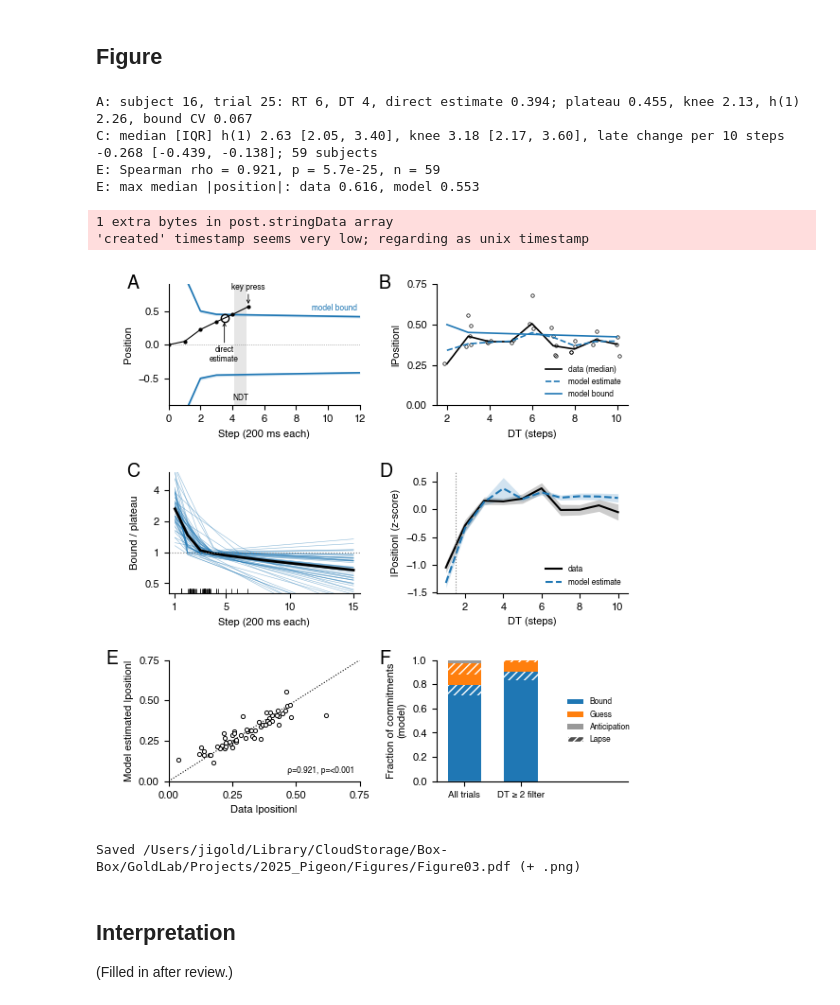
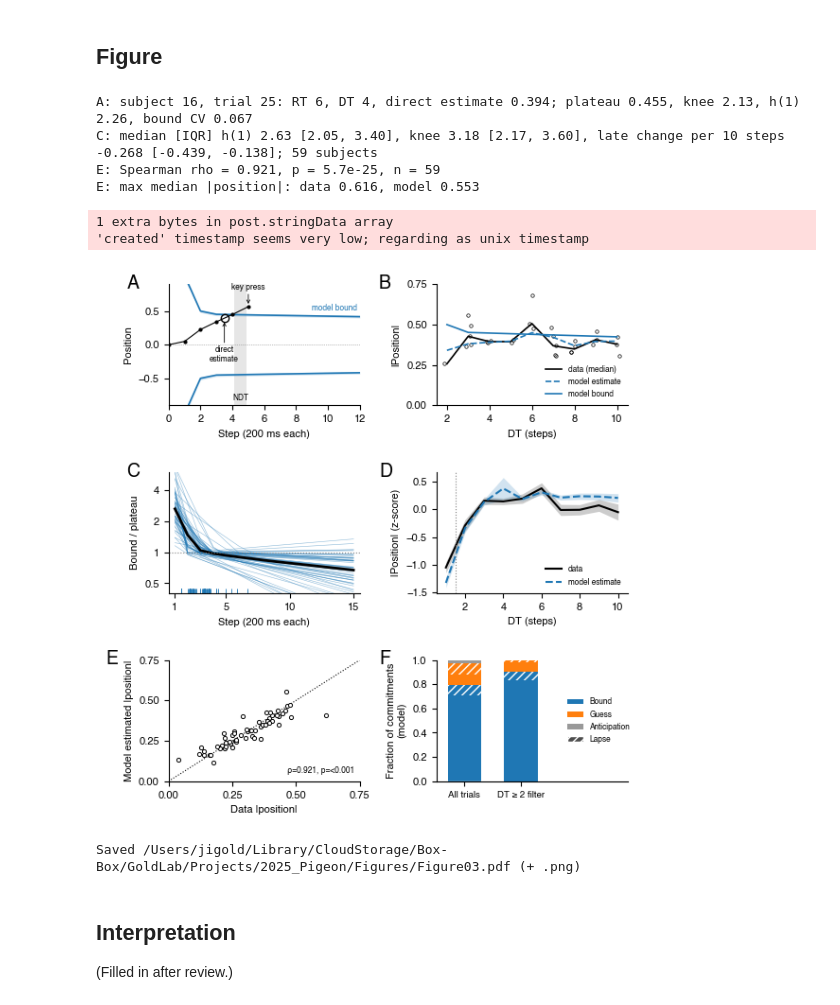
Before and after one commit to TheGoldLab/ms_2026_kalburge_etal_elife, a Jupyter notebook: notebooks/Figure03_boundSummary.ipynb, the cells around one changed output. Saved outputs shown, nothing was run; the diff lists cells and outputs as text; code cells hidden in the pictures.

Commit message:
Figure03: blue knee ticks (C)
Co-Authored-By: Claude Opus 5.5 <noreply@anthropic.com>

```diff
--- a/notebooks/Figure03_boundSummary.ipynb
+++ b/notebooks/Figure03_boundSummary.ipynb
@@ -249,7 +249,7 @@ shapes = np.exp(get_log_h(fits_b, shape_steps))
 ax_C.plot(shape_steps, shapes.T, color=MODEL, lw=0.4, alpha=0.5)
 ax_C.plot(shape_steps, np.median(shapes, axis=0), 'k-', lw=2)
 ax_C.axhline(1, color='0.5', ls=':', lw=0.8)
-ax_C.plot(fits_b.knee, np.full(len(fits_b), 0.42), '|', color='k', ms=4, mew=0.5)   # knee rug
+ax_C.plot(fits_b.knee, np.full(len(fits_b), 0.42), '|', color=MODEL, ms=4, mew=0.6)   # knee rug
 ax_C.set_yscale('log')
 ax_C.set_ylim(0.4, 6)
 ax_C.set_yticks([0.5, 1, 2, 4])
@@ -301,34 +301,34 @@ for xi, (label, s) in enumerate(src.items()):
         ax_F.bar(xi, h, bottom=bottom, color=SRC_COLORS[k], width=0.6, lw=0)
         hl = h * s.loc[k, 'of which lapse']
         ax_F.bar(xi, hl, bottom=bottom + h - hl, color='none', edgecolor='w', hatch='////', width=0.6, lw=0)
         bottom += h
 for k in SOURCES:
     ax_F.bar(0, 0, color=SRC_COLORS[k], label=k.capitalize())
 ax_F.bar(0, 0, color='0.3', edgecolor='w', hatch='////', label='Lapse')
 ax_F.set_xticks([0, 1])
 ax_F.set_xticklabels(list(src), fontsize=7)
 ax_F.set_xlim(-0.5, 2.9)
 ax_F.set_ylim(0, 1)
 ax_F.set_ylabel('Fraction of commitments\n(model)')
 ax_F.legend(fontsize=6, frameon=False, loc='center right', bbox_to_anchor=(1.05, 0.5))
 
 for ax, label in zip((ax_A, ax_B, ax_C, ax_D, ax_E, ax_F), 'ABCDEF'):
     ax.spines[['top', 'right']].set_visible(False)
     add_panel_label(ax, label, dx={'E': -0.33}.get(label, -0.22 if label in 'AC' else -0.3))
 
 out = FIGURES_DIR / 'Figure03.pdf'
 fig.savefig(out, dpi=300, bbox_inches='tight')
 fig.savefig(out.with_suffix('.png'), dpi=300, bbox_inches='tight')
 plt.show()
 print(f'Saved {out} (+ .png)')
 # %% [output]
 A: subject 16, trial 25: RT 6, DT 4, direct estimate 0.394; plateau 0.455, knee 2.13, h(1) 2.26, bound CV 0.067
 C: median [IQR] h(1) 2.63 [2.05, 3.40], knee 3.18 [2.17, 3.60], late change per 10 steps -0.268 [-0.439, -0.138]; 59 subjects
 E: Spearman rho = 0.921, p = 5.7e-25, n = 59
 E: max median |position|: data 0.616, model 0.553
 1 extra bytes in post.stringData array
 'created' timestamp seems very low; regarding as unix timestamp
-[figure, old version]
+[figure, new version]
 Saved /Users/jigold/Library/CloudStorage/Box-Box/GoldLab/Projects/2025_Pigeon/Figures/Figure03.pdf (+ .png)
 # %% [markdown]
 ## Interpretation
```
